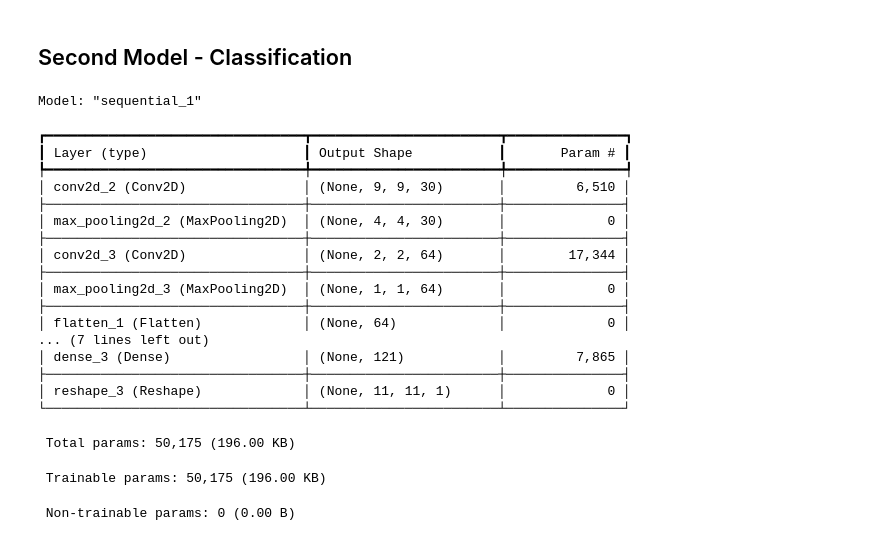
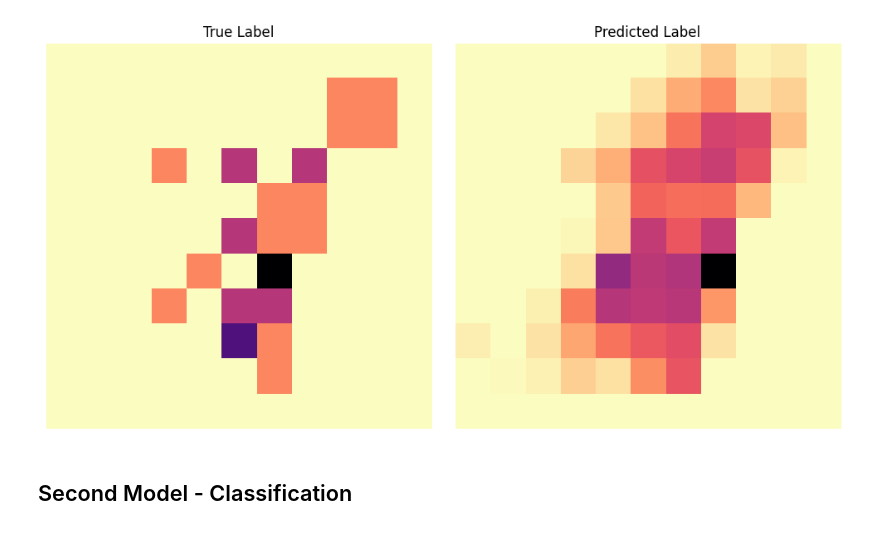
Before and after one commit to chenmo8/Predicting_Traffic_Accidents, a Jupyter notebook: Train_Model.ipynb, the cells around one changed output. Saved outputs shown, nothing was run; the diff lists cells and outputs as text; code cells hidden in the pictures.

```diff
--- a/Train_Model.ipynb
+++ b/Train_Model.ipynb
@@ -94,0 +165,2 @@ Model: "sequential"
+# %%
+predictions = model.predict([Accident_test, Traffic_test, Weather_test])
@@ -95,56 +169,23 @@ Model: "sequential"
+# %%
+import matplotlib.pyplot as plt
+
+# Plot the true label and predicted label side by side
+fig, axes = plt.subplots(1, 2, figsize=(10, 5))  # 1 row, 2 columns
+
+# Plot true label (Y_test[-1])
+axes[0].imshow(Out_test[-50], cmap='magma_r')
+axes[0].set_title("True Label")
+axes[0].axis('off')  # Hide axis for better visualization
+
+# Plot prediction (predictions[-1])
+axes[1].imshow(predictions[-50], cmap='magma_r')
+axes[1].set_title("Predicted Label")
+axes[1].axis('off')  # Hide axis for better visualization
+
+# Show the plot
+plt.tight_layout()  # Adjust spacing
+plt.show()
+# %% [output]
+[figure, added]
 # %% [markdown]
 ## Second Model - Classification
-# %%
-# Step 3: Define the model
-model_binary = models.Sequential()
-
-# Input shape is (11, 11, 24), where 24 corresponds to the time steps
-model_binary.add(layers.Conv2D(30, (3, 3), activation='relu', input_shape=(11, 11, 24)))
-model_binary.add(layers.MaxPooling2D((2, 2)))
-model_binary.add(layers.Conv2D(64, (3, 3), activation='relu'))
-model_binary.add(layers.MaxPooling2D((2, 2)))
-
-# Flatten the output to prepare it for Dense and LSTM layers
-model_binary.add(layers.Flatten())
-
-# Dense layer with 24 units
-model_binary.add(layers.Dense(24, activation='relu'))
-
-# Reshape the output to prepare it for LSTM (24 time steps, each with 1 feature)
-model_binary.add(layers.Reshape((24, 1)))  # Here, 24 timesteps, 1 feature for each timestep
-
-# LSTM layer
-model_binary.add(layers.LSTM(64, return_sequences=False))  # LSTM layer
-
-# Output layer for binary classification
-# The output shape is (batch_size, 11, 11, 1) for each image.
-model_binary.add(layers.Dense(11 * 11, activation='sigmoid'))  # Sigmoid activation for binary output
-model_binary.add(layers.Reshape((11, 11, 1)))  # Reshape back to (11, 11, 1) per sample
-
-# Compile the model with binary cross-entropy loss
-model_binary.compile(optimizer='adam', loss='binary_crossentropy', metrics=['accuracy'])
-
-# Summarize the model
-model_binary.summary()
-# %% [output]
-Model: "sequential_1"
-┏━━━━━━━━━━━━━━━━━━━━━━━━━━━━━━━━━┳━━━━━━━━━━━━━━━━━━━━━━━━┳━━━━━━━━━━━━━━━┓
-┃ Layer (type)                    ┃ Output Shape           ┃       Param # ┃
-┡━━━━━━━━━━━━━━━━━━━━━━━━━━━━━━━━━╇━━━━━━━━━━━━━━━━━━━━━━━━╇━━━━━━━━━━━━━━━┩
-│ conv2d_2 (Conv2D)               │ (None, 9, 9, 30)       │         6,510 │
-├─────────────────────────────────┼────────────────────────┼───────────────┤
-│ max_pooling2d_2 (MaxPooling2D)  │ (None, 4, 4, 30)       │             0 │
-├─────────────────────────────────┼────────────────────────┼───────────────┤
-│ conv2d_3 (Conv2D)               │ (None, 2, 2, 64)       │        17,344 │
-├─────────────────────────────────┼────────────────────────┼───────────────┤
-│ max_pooling2d_3 (MaxPooling2D)  │ (None, 1, 1, 64)       │             0 │
-├─────────────────────────────────┼────────────────────────┼───────────────┤
-│ flatten_1 (Flatten)             │ (None, 64)             │             0 │
-... (7 lines left out)
-│ dense_3 (Dense)                 │ (None, 121)            │         7,865 │
-├─────────────────────────────────┼────────────────────────┼───────────────┤
-│ reshape_3 (Reshape)             │ (None, 11, 11, 1)      │             0 │
-└─────────────────────────────────┴────────────────────────┴───────────────┘
- Total params: 50,175 (196.00 KB)
- Trainable params: 50,175 (196.00 KB)
- Non-trainable params: 0 (0.00 B)
```
Also changed, not shown: parts of 16 cells of this notebook.
